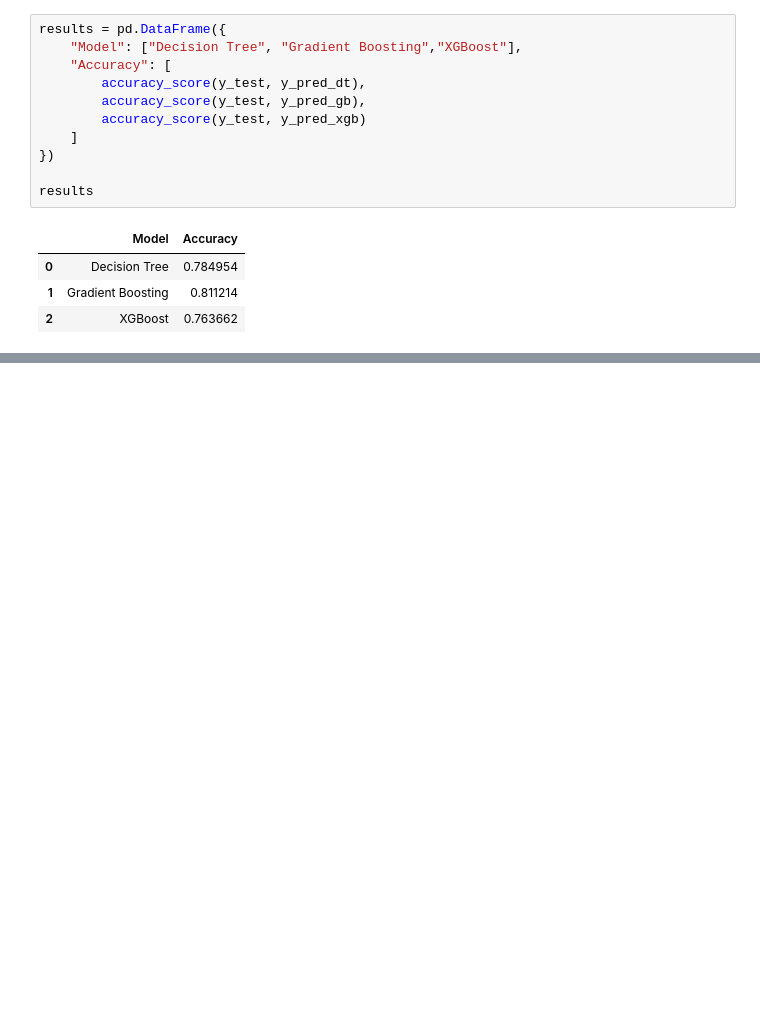
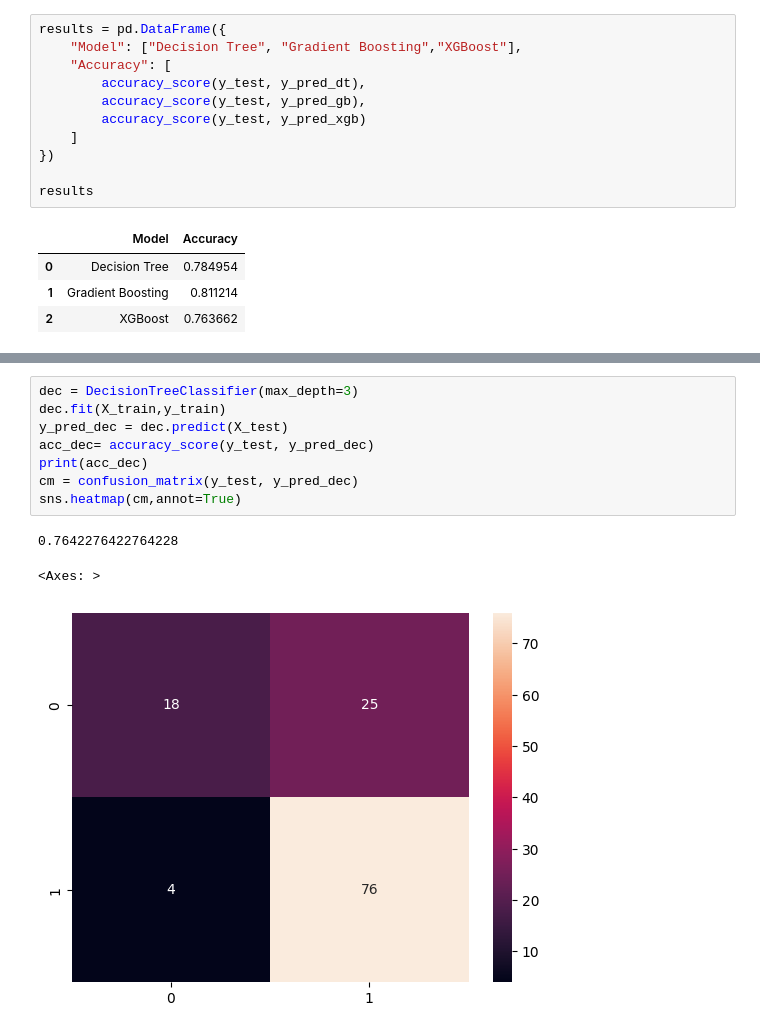
Before and after one commit to AnveshAnnepaga/AI_DS, a Jupyter notebook: KNN_,_HyperParameter_and_Ensemble.ipynb, the cells around one changed output, grey strips where cells are left out. Drawn from its saved outputs; the diff is of its cells as text; blank space fills up the shorter version.

```diff
--- a/KNN_,_HyperParameter_and_Ensemble.ipynb
+++ b/KNN_,_HyperParameter_and_Ensemble.ipynb
@@ -692,0 +944,12 @@ results
+# %%
+dec = DecisionTreeClassifier(max_depth=3)
+dec.fit(X_train,y_train)
+y_pred_dec = dec.predict(X_test)
+acc_dec= accuracy_score(y_test, y_pred_dec)
+print(acc_dec)
+cm = confusion_matrix(y_test, y_pred_dec)
+sns.heatmap(cm,annot=True)
+# %% [output]
+0.7642276422764228
+<Axes: >
+[figure, added]
```
Also changed, not shown: parts of 35 cells of this notebook.
